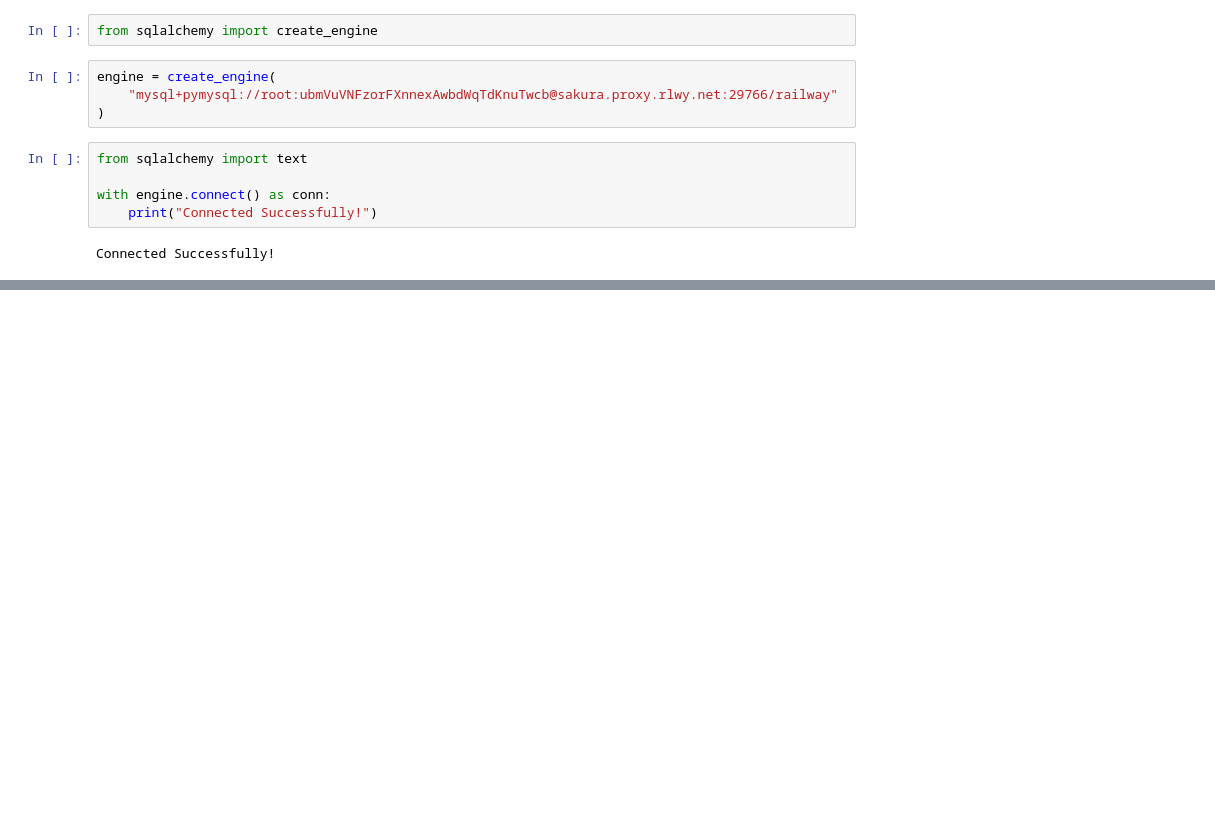
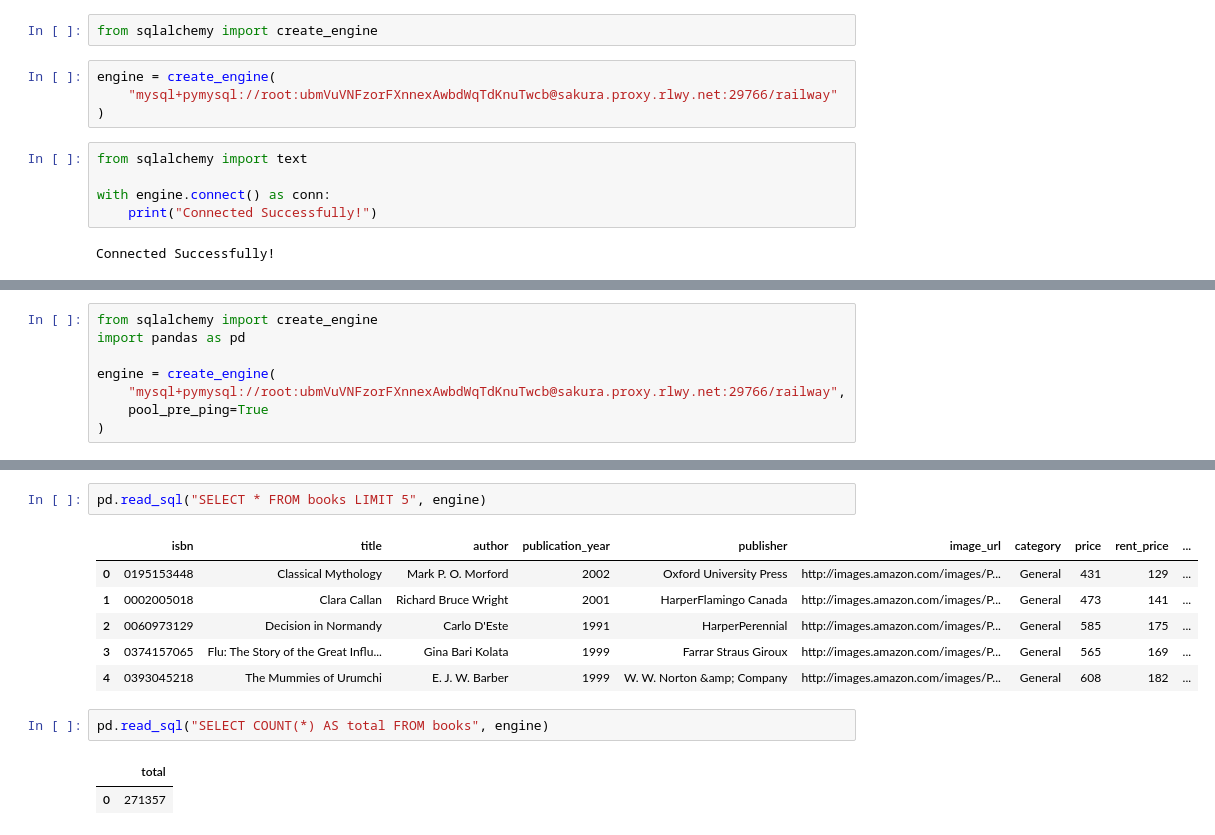
Before and after one commit to barvevaishnavi-hash/Bookhub, a Jupyter notebook: dataset/notebooks/database_setup.ipynb, the cells around one changed output, grey strips where cells are left out. Saved outputs shown, nothing was run; the diff lists cells and outputs as text; blank space fills up the shorter version.

```diff
--- a/dataset/notebooks/database_setup.ipynb
+++ b/dataset/notebooks/database_setup.ipynb
@@ -646,0 +841,8 @@ Connected Successfully!
+# %%
+from sqlalchemy import create_engine
+import pandas as pd
+
+engine = create_engine(
+    "mysql+pymysql://root:ubmVuVNFzorFXnnexAwbdWqTdKnuTwcb@sakura.proxy.rlwy.net:29766/railway",
+    pool_pre_ping=True
+)
@@ -646,0 +984,14 @@ Connected Successfully!
+# %%
+pd.read_sql("SELECT * FROM books LIMIT 5", engine)
+# %% [output]
+|  | isbn | title | author | publication_year | publisher | image_url | category | price | rent_price | ... |
+| 0 | 0195153448 | Classical Mythology | Mark P. O. Morford | 2002 | Oxford University Press | http://images.amazon.com/images/P... | General | 431 | 129 | ... |
+| 1 | 0002005018 | Clara Callan | Richard Bruce Wright | 2001 | HarperFlamingo Canada | http://images.amazon.com/images/P... | General | 473 | 141 | ... |
+| 2 | 0060973129 | Decision in Normandy | Carlo D'Este | 1991 | HarperPerennial | http://images.amazon.com/images/P... | General | 585 | 175 | ... |
+| 3 | 0374157065 | Flu: The Story of the Great Influ... | Gina Bari Kolata | 1999 | Farrar Straus Giroux | http://images.amazon.com/images/P... | General | 565 | 169 | ... |
+| 4 | 0393045218 | The Mummies of Urumchi | E. J. W. Barber | 1999 | W. W. Norton &amp; Company | http://images.amazon.com/images/P... | General | 608 | 182 | ... |
+# %%
+pd.read_sql("SELECT COUNT(*) AS total FROM books", engine)
+# %% [output]
+|  | total |
+| 0 | 271357 |
```
Also changed, not shown: parts of 26 cells of this notebook, 1 other file.
